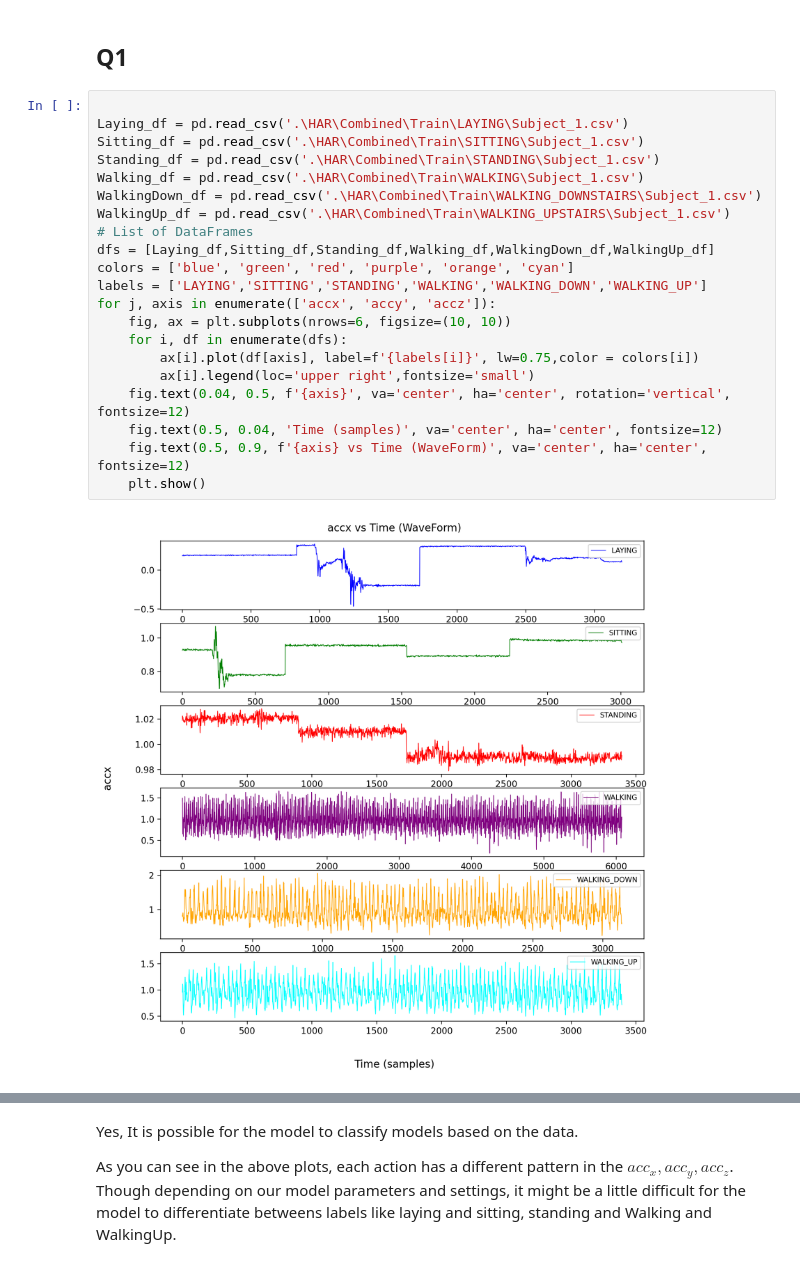
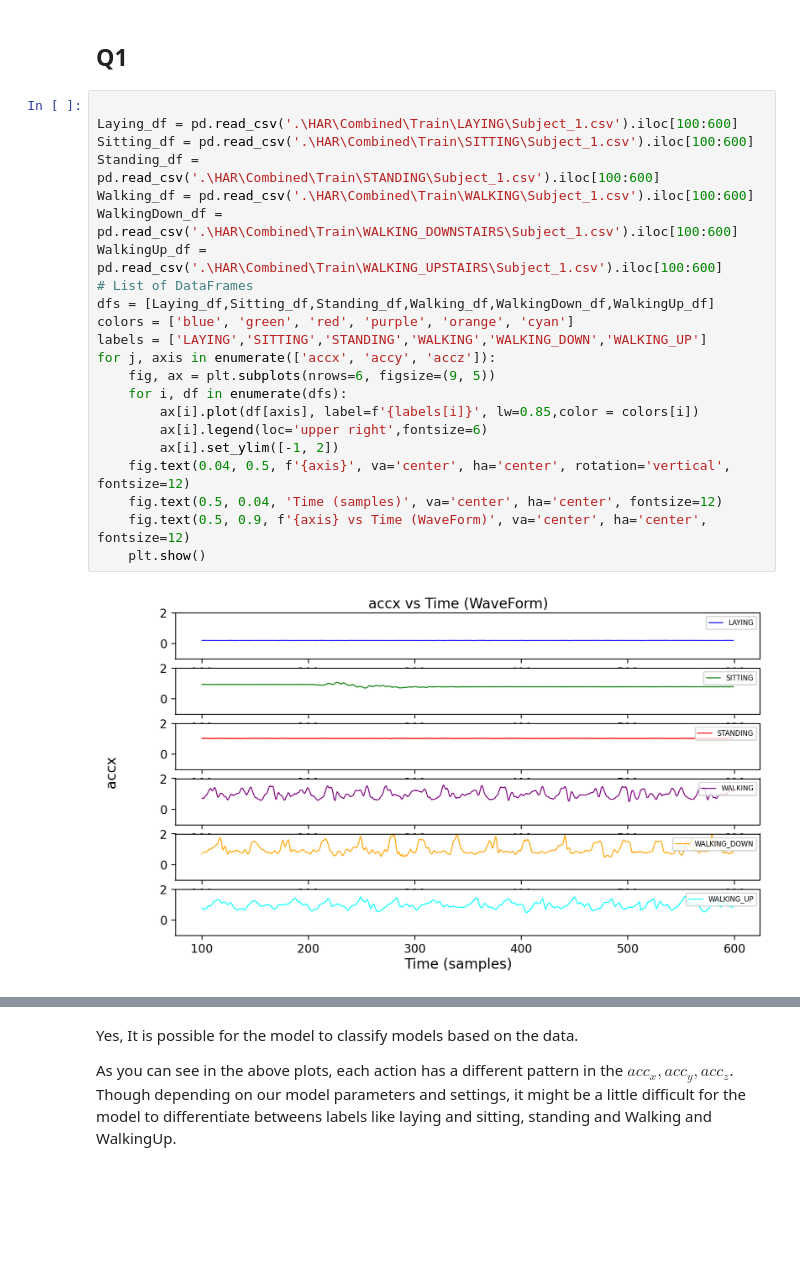
Before and after one commit to shadowscythe03/es335-24-fall-assignment-1, a Jupyter notebook: Task_1.ipynb, the cells around one changed output, grey strips where cells are left out. Saved outputs shown, nothing was run; the diff lists cells and outputs as text; blank space fills up the shorter version.

```diff
--- a/Task_1.ipynb
+++ b/Task_1.ipynb
@@ -14,24 +14,25 @@ from sklearn.feature_selection import VarianceThreshold
 ## Q1
 # %%
 
-Laying_df = pd.read_csv('.\HAR\Combined\Train\LAYING\Subject_1.csv')
-Sitting_df = pd.read_csv('.\HAR\Combined\Train\SITTING\Subject_1.csv')
-Standing_df = pd.read_csv('.\HAR\Combined\Train\STANDING\Subject_1.csv')
-Walking_df = pd.read_csv('.\HAR\Combined\Train\WALKING\Subject_1.csv')
-WalkingDown_df = pd.read_csv('.\HAR\Combined\Train\WALKING_DOWNSTAIRS\Subject_1.csv')
-WalkingUp_df = pd.read_csv('.\HAR\Combined\Train\WALKING_UPSTAIRS\Subject_1.csv')
+Laying_df = pd.read_csv('.\HAR\Combined\Train\LAYING\Subject_1.csv').iloc[100:600]
+Sitting_df = pd.read_csv('.\HAR\Combined\Train\SITTING\Subject_1.csv').iloc[100:600]
+Standing_df = pd.read_csv('.\HAR\Combined\Train\STANDING\Subject_1.csv').iloc[100:600]
+Walking_df = pd.read_csv('.\HAR\Combined\Train\WALKING\Subject_1.csv').iloc[100:600]
+WalkingDown_df = pd.read_csv('.\HAR\Combined\Train\WALKING_DOWNSTAIRS\Subject_1.csv').iloc[100:600]
+WalkingUp_df = pd.read_csv('.\HAR\Combined\Train\WALKING_UPSTAIRS\Subject_1.csv').iloc[100:600]
 # List of DataFrames
 dfs = [Laying_df,Sitting_df,Standing_df,Walking_df,WalkingDown_df,WalkingUp_df]
 colors = ['blue', 'green', 'red', 'purple', 'orange', 'cyan']
 labels = ['LAYING','SITTING','STANDING','WALKING','WALKING_DOWN','WALKING_UP']
 for j, axis in enumerate(['accx', 'accy', 'accz']):
-    fig, ax = plt.subplots(nrows=6, figsize=(10, 10))
+    fig, ax = plt.subplots(nrows=6, figsize=(9, 5))
     for i, df in enumerate(dfs):
-        ax[i].plot(df[axis], label=f'{labels[i]}', lw=0.75,color = colors[i])
-        ax[i].legend(loc='upper right',fontsize='small')
+        ax[i].plot(df[axis], label=f'{labels[i]}', lw=0.85,color = colors[i])
+        ax[i].legend(loc='upper right',fontsize=6)
+        ax[i].set_ylim([-1, 2])
     fig.text(0.04, 0.5, f'{axis}', va='center', ha='center', rotation='vertical', fontsize=12)
     fig.text(0.5, 0.04, 'Time (samples)', va='center', ha='center', fontsize=12)
     fig.text(0.5, 0.9, f'{axis} vs Time (WaveForm)', va='center', ha='center', fontsize=12)
     plt.show()
 # %% [output]
-[figure, old version]
+[figure, new version]
```
Also changed, not shown: parts of 6 cells of this notebook.
